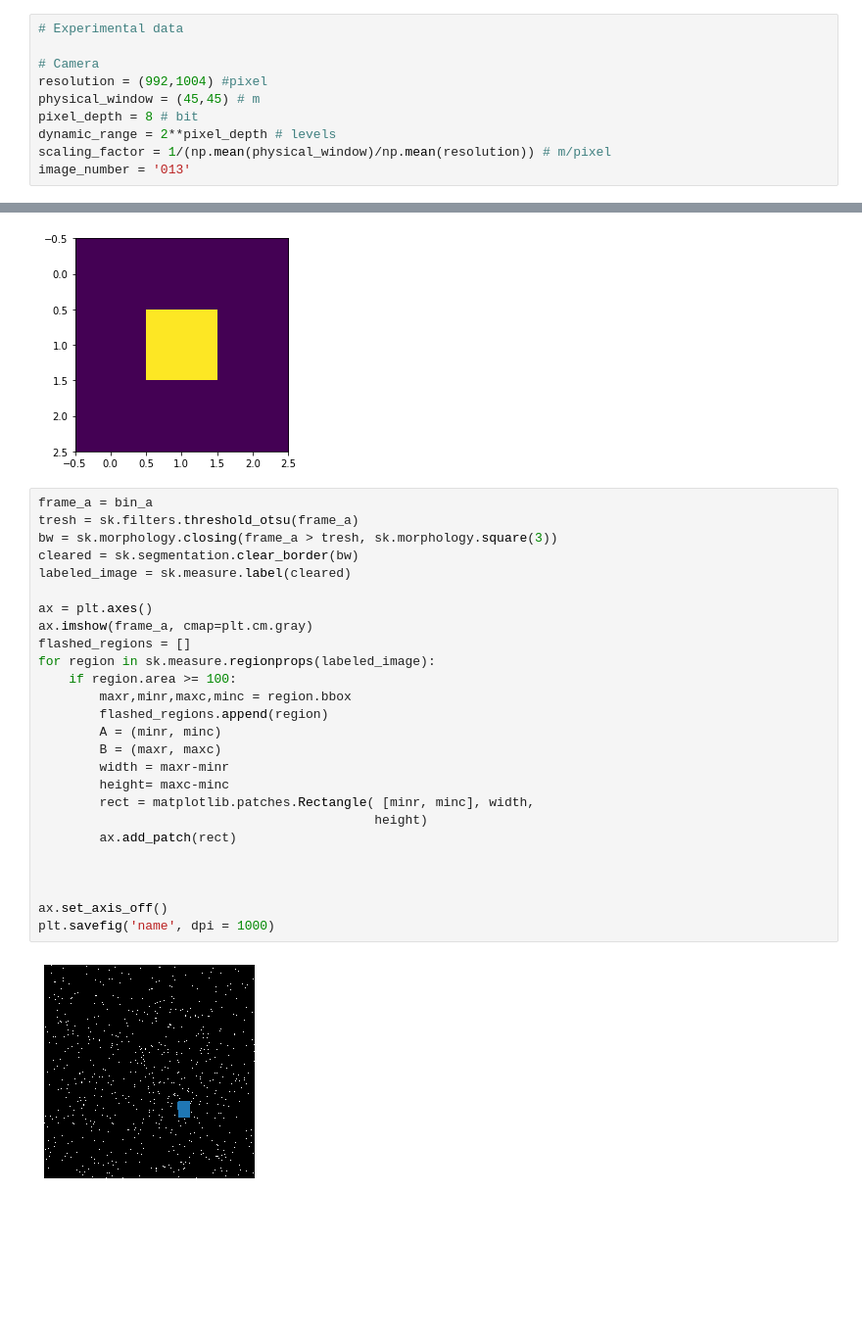
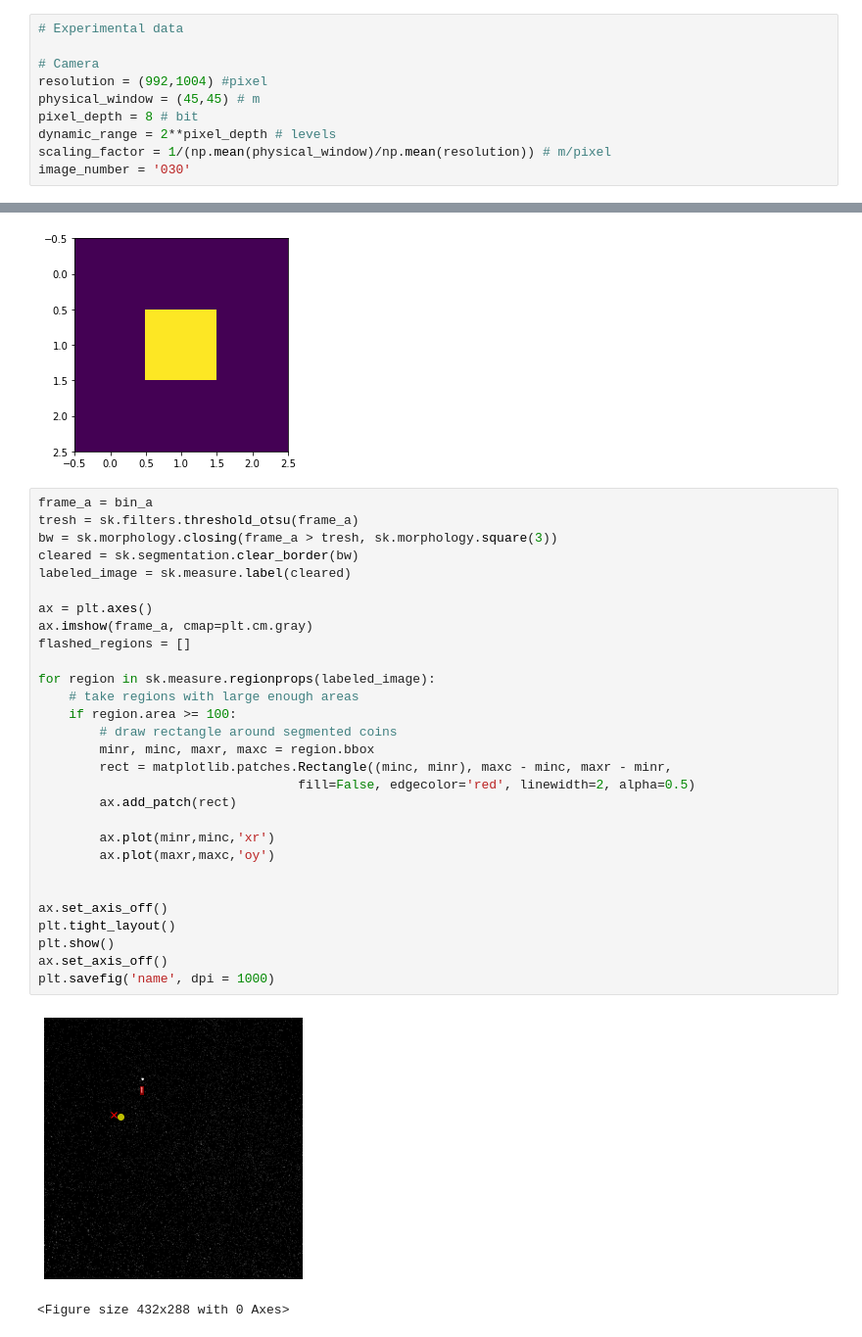
Before and after one commit to 20edo/PIV, a Jupyter notebook: Notebooks/Flash_removal.ipynb, the cells around one changed output, grey strips where cells are left out. Shown: that part at 98% size. Cells and saved outputs as stored; diff of their text form; blank space fills up the shorter version.

Commit message:
Improved parameters for flash removal in the script and plot of the masked image in the notenook

```diff
--- a/Notebooks/Flash_removal.ipynb
+++ b/Notebooks/Flash_removal.ipynb
@@ -24,7 +24,7 @@ physical_window = (45,45) # m
 pixel_depth = 8 # bit
 dynamic_range = 2**pixel_depth # levels
 scaling_factor = 1/(np.mean(physical_window)/np.mean(resolution)) # m/pixel
-image_number = '013'
+image_number = '030'
 # %%
 frame_a  = tools.imread( folder + '/Images/A' + image_number + 'a.tif' )
 frame_b  = tools.imread( folder + '/Images/A' + image_number + 'b.tif' )
@@ -118,28 +118,32 @@ plt.imshow(C)
 # %%
 frame_a = bin_a
 tresh = sk.filters.threshold_otsu(frame_a)
 bw = sk.morphology.closing(frame_a > tresh, sk.morphology.square(3))
 cleared = sk.segmentation.clear_border(bw)
 labeled_image = sk.measure.label(cleared)
 
 ax = plt.axes()
 ax.imshow(frame_a, cmap=plt.cm.gray)
 flashed_regions = []
+
 for region in sk.measure.regionprops(labeled_image):
+    # take regions with large enough areas
     if region.area >= 100:
-        maxr,minr,maxc,minc = region.bbox
-        flashed_regions.append(region)
-        A = (minr, minc)
-        B = (maxr, maxc)
-        width = maxr-minr
-        height= maxc-minc
-        rect = matplotlib.patches.Rectangle( [minr, minc], width,
-                                            height)
+        # draw rectangle around segmented coins
+        minr, minc, maxr, maxc = region.bbox
+        rect = matplotlib.patches.Rectangle((minc, minr), maxc - minc, maxr - minr,
+                                  fill=False, edgecolor='red', linewidth=2, alpha=0.5)
         ax.add_patch(rect)
 
+        ax.plot(minr,minc,'xr')
+        ax.plot(maxr,maxc,'oy')
 
 
 ax.set_axis_off()
+plt.tight_layout()
+plt.show()
+ax.set_axis_off()
 plt.savefig('name', dpi = 1000)
 # %% [output]
-[figure, old version]
+[figure, new version]
+<Figure size 432x288 with 0 Axes>
```
Also changed, not shown: parts of 12 cells of this notebook, 1 other file.
